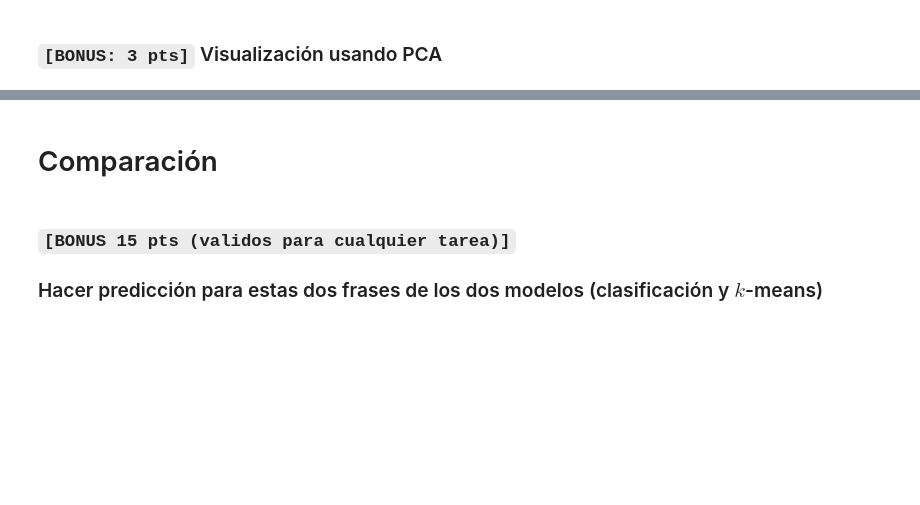
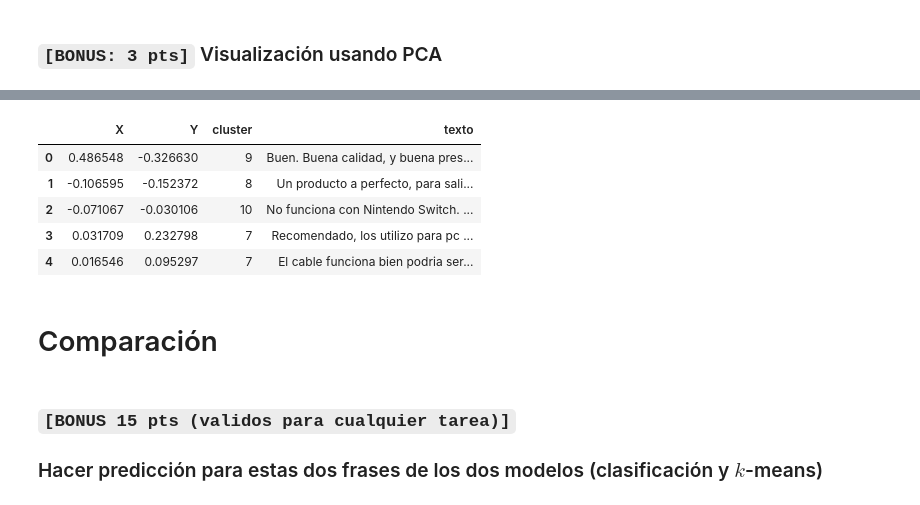
Before and after one commit to svargasg/KL-NLP, a Jupyter notebook: Clases/20210422/taller/taller8.ipynb, the cells around one changed output, grey strips where cells are left out. Saved outputs shown, nothing was run; the diff lists cells and outputs as text; code cells hidden in the pictures; blank space fills up the shorter version.

```diff
--- a/Clases/20210422/taller/taller8.ipynb
+++ b/Clases/20210422/taller/taller8.ipynb
@@ -72,0 +180,17 @@ REPRESENTATIVE COMMENTS
+# %%
+pca = PCA(n_components=2)
+
+result = pca.fit_transform(tfidf_matrix)
+result = pd.DataFrame(result)
+result.columns = ['X', 'Y']
+result['cluster'] = data["cluster"]
+result['texto'] = data["review_body"].apply(lambda val: val[:140])
+
+result.head()
+# %% [output]
+|  | X | Y | cluster | texto |
+| 0 | 0.486548 | -0.326630 | 9 | Buen. Buena calidad, y buena pres... |
+| 1 | -0.106595 | -0.152372 | 8 | Un producto a perfecto, para sali... |
+| 2 | -0.071067 | -0.030106 | 10 | No funciona con Nintendo Switch. ... |
+| 3 | 0.031709 | 0.232798 | 7 | Recomendado, los utilizo para pc ... |
+| 4 | 0.016546 | 0.095297 | 7 | El cable funciona bien podria ser... |
```
Also changed, not shown: parts of 16 cells of this notebook.
